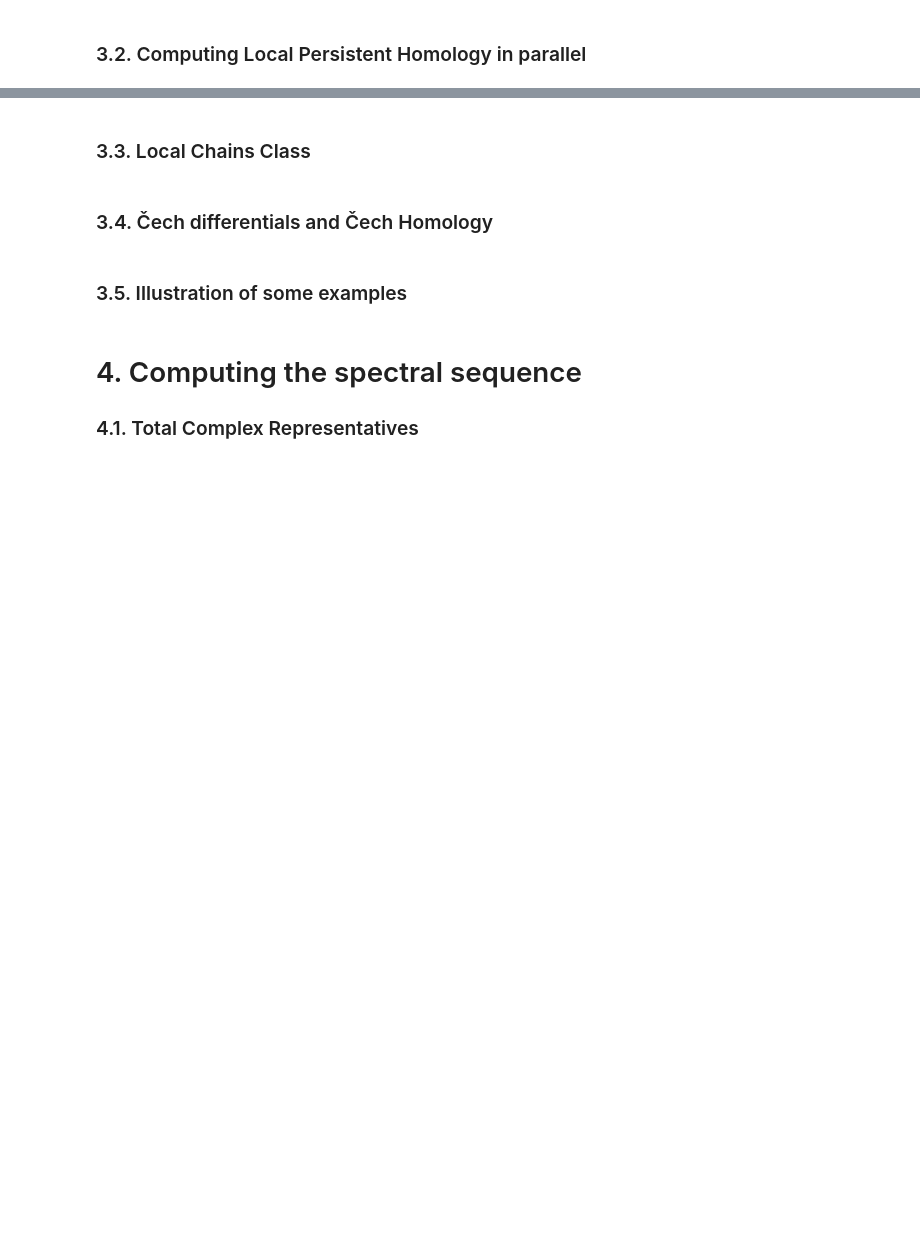
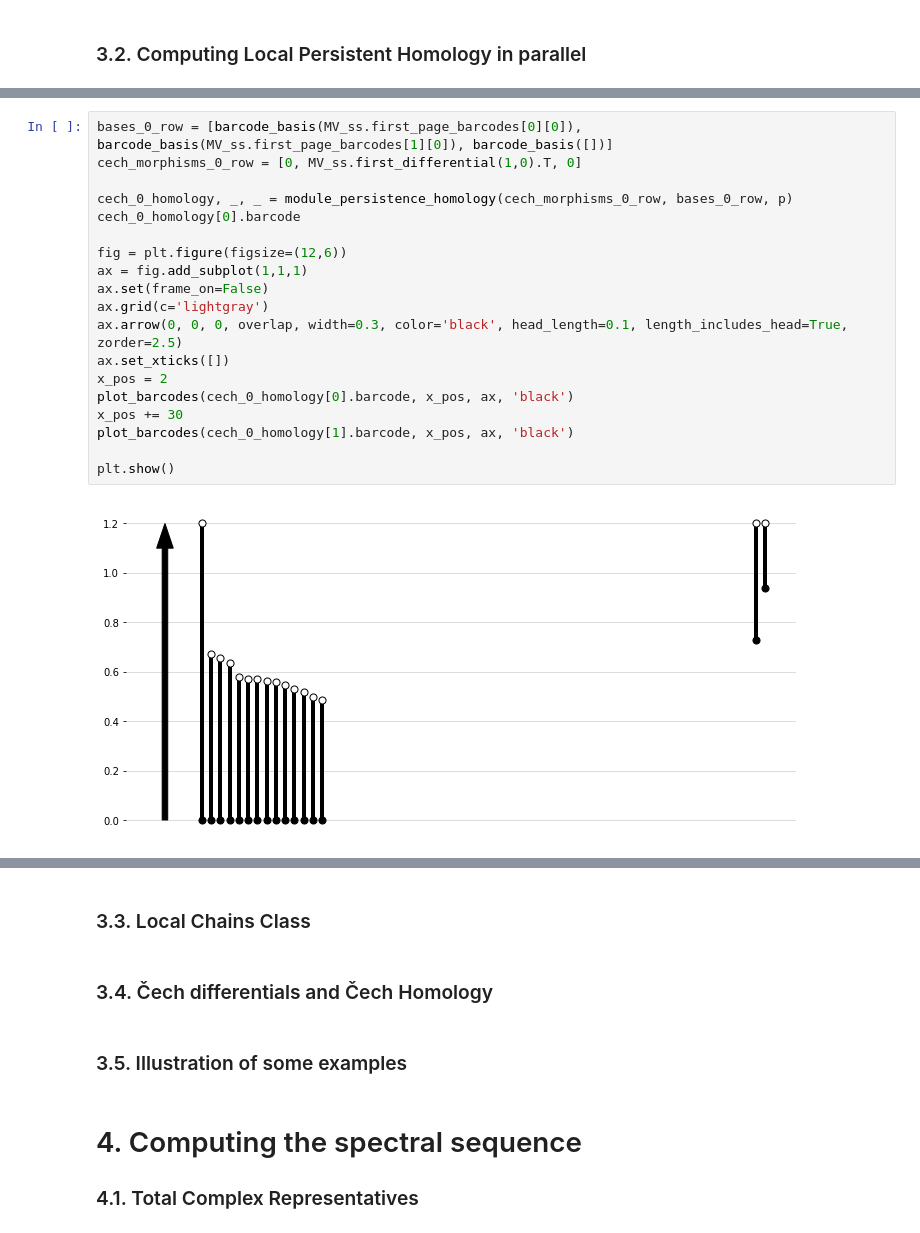
Before and after one commit to atorras1618/PerMaViss, a Jupyter notebook: examples/PerMaViss intro.ipynb, the cells around one changed output, grey strips where cells are left out. Cells and saved outputs as stored; diff of their text form; blank space fills up the shorter version.

```diff
--- a/examples/PerMaViss intro.ipynb
+++ b/examples/PerMaViss intro.ipynb
@@ -664,0 +803,21 @@ True
+# %%
+bases_0_row = [barcode_basis(MV_ss.first_page_barcodes[0][0]), barcode_basis(MV_ss.first_page_barcodes[1][0]), barcode_basis([])]
+cech_morphisms_0_row = [0, MV_ss.first_differential(1,0).T, 0]
+
+cech_0_homology, _, _ = module_persistence_homology(cech_morphisms_0_row, bases_0_row, p)
+cech_0_homology[0].barcode
+
+fig = plt.figure(figsize=(12,6))
+ax = fig.add_subplot(1,1,1)
+ax.set(frame_on=False)
+ax.grid(c='lightgray')
+ax.arrow(0, 0, 0, overlap, width=0.3, color='black', head_length=0.1, length_includes_head=True, zorder=2.5)
+ax.set_xticks([])
+x_pos = 2
+plot_barcodes(cech_0_homology[0].barcode, x_pos, ax, 'black')
+x_pos += 30
+plot_barcodes(cech_0_homology[1].barcode, x_pos, ax, 'black')
+
+plt.show()
+# %% [output]
+[figure, added]
```
Also changed, not shown: parts of 19 cells of this notebook, 2 other files.
